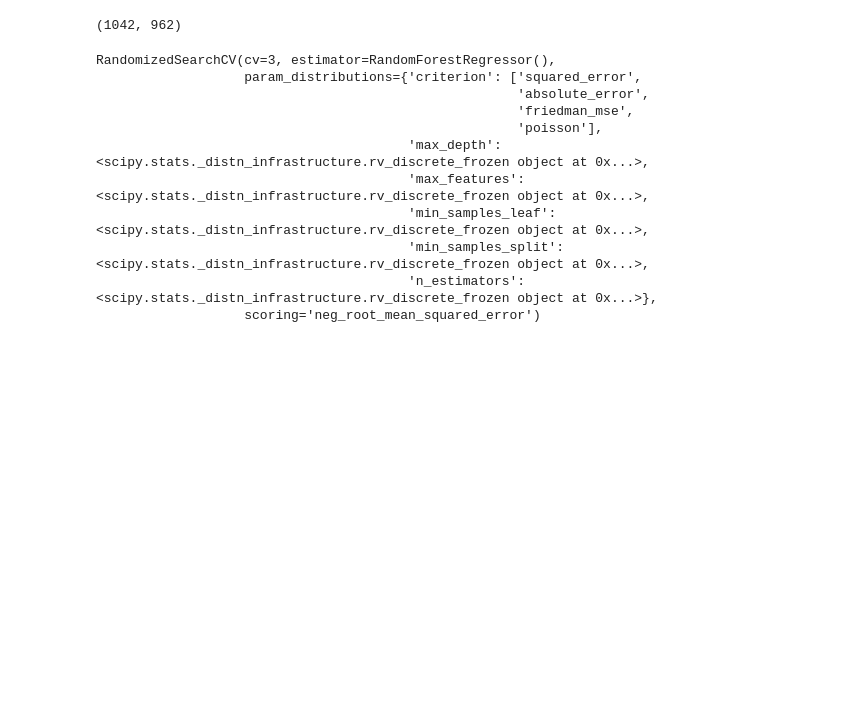
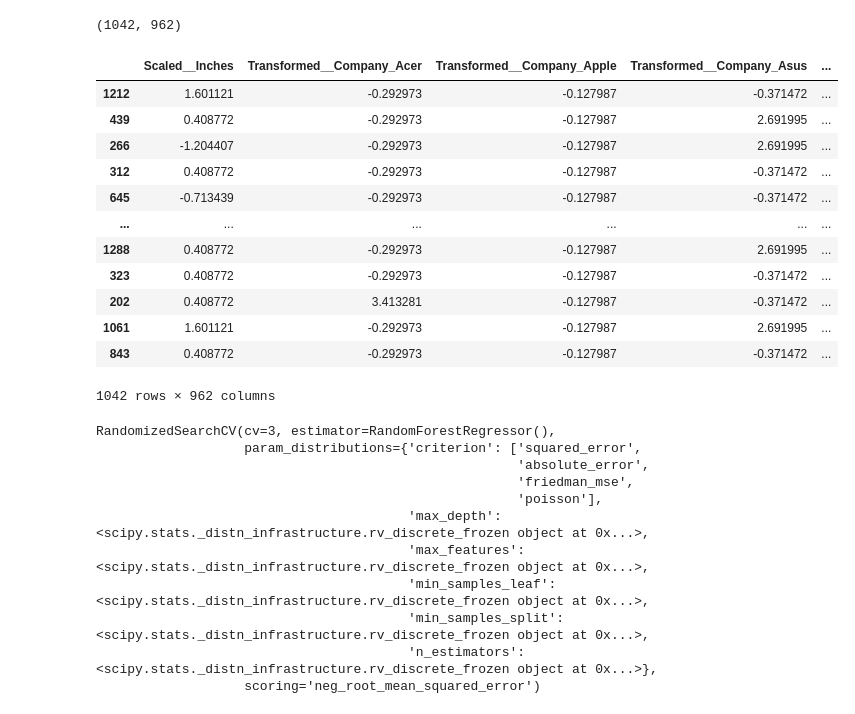
Before and after one commit to Prashant-Bista/Laptop_price_predict, a Jupyter notebook: laptop_predict.ipynb, the cells around one changed output. Drawn from its saved outputs; the diff is of its cells as text; code cells hidden in the pictures; blank space fills up the shorter version.

```diff
--- a/laptop_predict.ipynb
+++ b/laptop_predict.ipynb
@@ -842,6 +842,22 @@ param={
 
 }
 RSRF2= RandomizedSearchCV(estimator=RFR,param_distributions=param,cv=3,n_iter=10,scoring="neg_root_mean_squared_error")
+# %%
+trainx2
+# %% [output]
+|  | Scaled__Inches | Transformed__Company_Acer | Transformed__Company_Apple | Transformed__Company_Asus | ... |
+| 1212 | 1.601121 | -0.292973 | -0.127987 | -0.371472 | ... |
+| 439 | 0.408772 | -0.292973 | -0.127987 | 2.691995 | ... |
+| 266 | -1.204407 | -0.292973 | -0.127987 | 2.691995 | ... |
+| 312 | 0.408772 | -0.292973 | -0.127987 | -0.371472 | ... |
+| 645 | -0.713439 | -0.292973 | -0.127987 | -0.371472 | ... |
+| ... | ... | ... | ... | ... | ... |
+| 1288 | 0.408772 | -0.292973 | -0.127987 | 2.691995 | ... |
+| 323 | 0.408772 | -0.292973 | -0.127987 | -0.371472 | ... |
+| 202 | 0.408772 | 3.413281 | -0.127987 | -0.371472 | ... |
+| 1061 | 1.601121 | -0.292973 | -0.127987 | 2.691995 | ... |
+| 843 | 0.408772 | -0.292973 | -0.127987 | -0.371472 | ... |
+1042 rows × 962 columns
 # %%
 RSRF2.fit(trainx2,trainy2)
 # %% [output]
```
Also changed, not shown: parts of 27 cells of this notebook, 1 other file.
